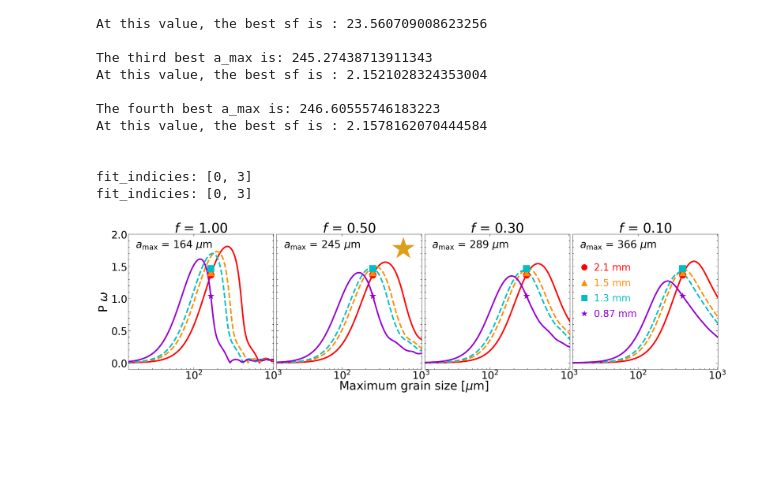
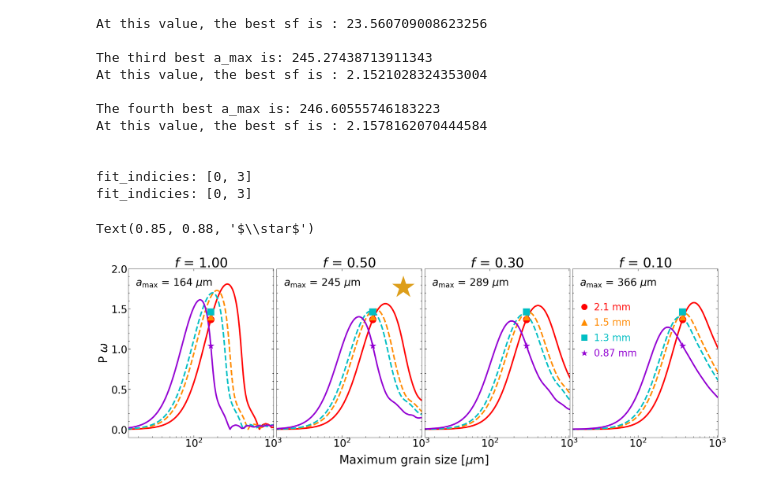
Before and after one commit to audreyburggraf/MastersThesis, a Jupyter notebook: PLOTTING C29 989/DUST MODEL NOTEBOOKS/SCALE_FACTOR_NOTEBOOKS/NEWEST_ScaleFactorGridPlot_ZHANG_METHOD_Plots_for_writeup.ipynb, the cells around one changed output. Drawn from its saved outputs; the diff is of its cells as text; code cells hidden in the pictures; blank space fills up the shorter version.

Commit message:
Update plots

```diff
--- a/PLOTTING C29 989/DUST MODEL NOTEBOOKS/SCALE_FACTOR_NOTEBOOKS/NEWEST_ScaleFactorGridPlot_ZHANG_METHOD_Plots_for_writeup.ipynb
+++ b/PLOTTING C29 989/DUST MODEL NOTEBOOKS/SCALE_FACTOR_NOTEBOOKS/NEWEST_ScaleFactorGridPlot_ZHANG_METHOD_Plots_for_writeup.ipynb
@@ -668,34 +668,36 @@ fit_indicies: [0, 3]
 # %%
 fig, ax = scale_factor_plot_for_writeup(all_bands,
                                         bands_labels,
                                         bands_just_47,
                                         f_values,
                                         a_max_dist_micron_just_47,
                                         P_times_omega_just_47,
                                         best_sf_just_47,
                                         best_idx_just_47,
                                         a_max_best_just_47,
                                         POLF_obs_for_plot,
                                         chi_sq_just_47,
                                         plot_sf = False,
                                         plot_chi_sq = False,
 #                                         plot_sf = True,
 #                                         plot_chi_sq = True,
+#                                         fig_x = 30, fig_y = 10,
                                         )
 
 ax[1].text(
     0.85, 0.88,
     r'$\star$',
     transform=ax[1].transAxes,
     fontsize=200,
     color= '#dd9e1aff',
     ha='center',
     va='center'
 )
 
 
-plt.savefig(writeup_image_folder_path + '/DustModels/' + "DustModelPlot_Just47_ZhangMethod.pdf",
-            dpi=300,
-            bbox_inches='tight')
+# plt.savefig(writeup_image_folder_path + '/DustModels/' + "DustModelPlot_Just47_ZhangMethod.pdf",
+#             dpi=300,
+#             bbox_inches='tight')
 # %% [output]
+Text(0.85, 0.88, '$\\star$')
-[figure, old version]
+[figure, new version]
```
Also changed, not shown: parts of 3 cells of this notebook, 18 other files.
